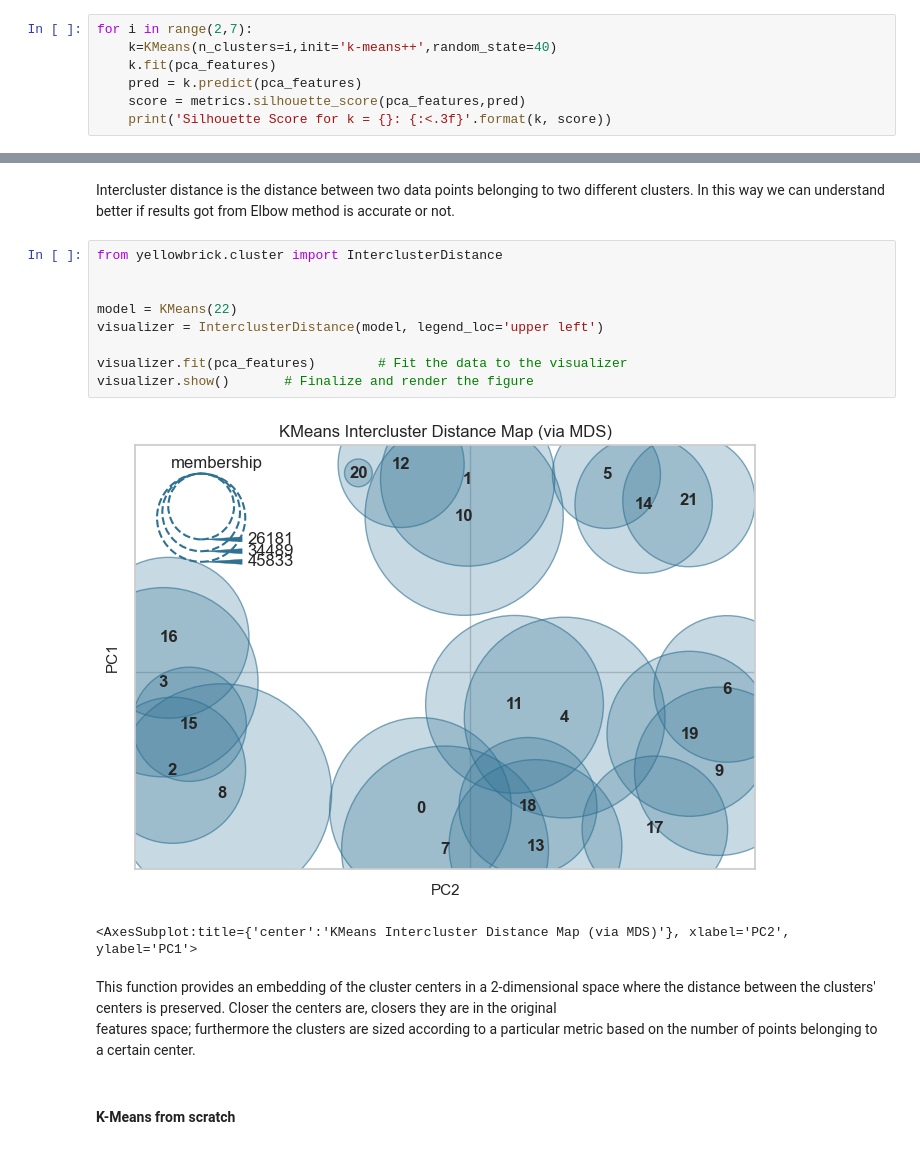
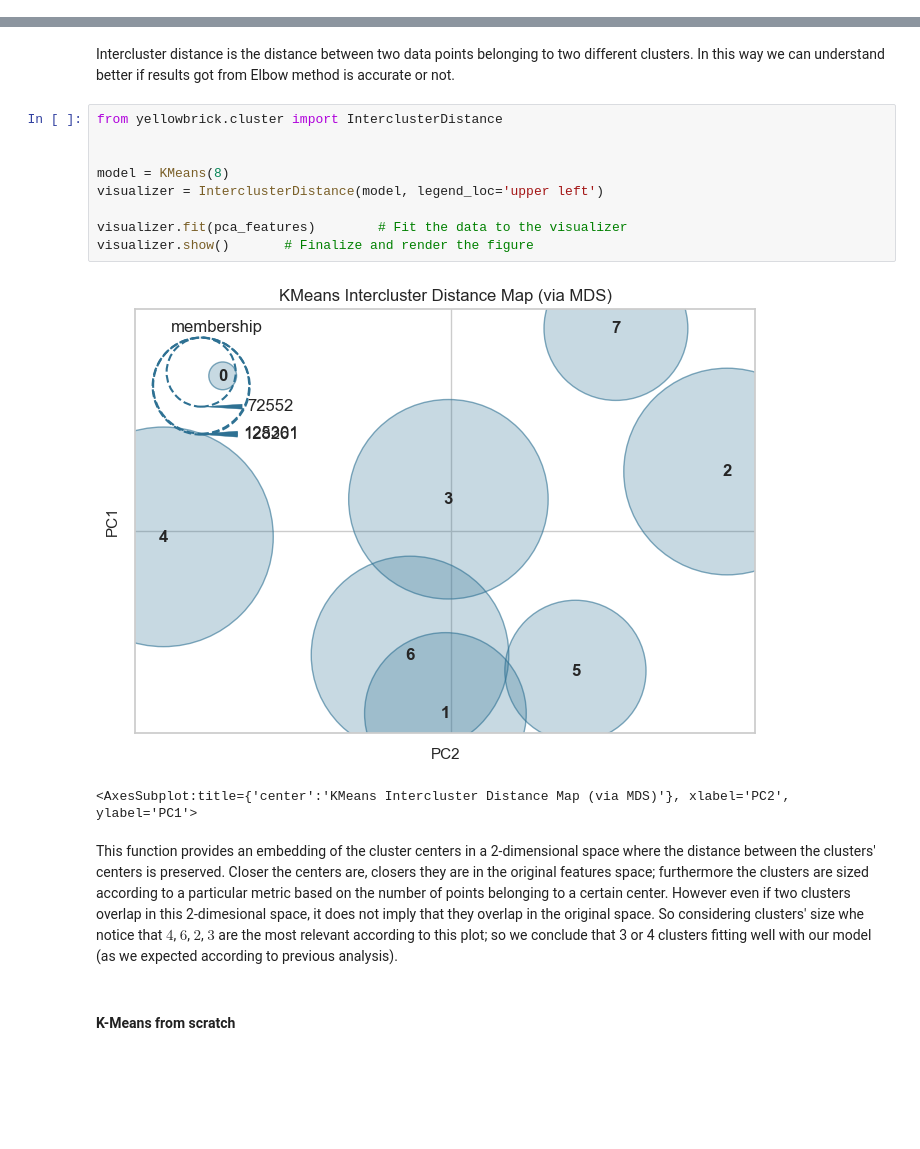
Before and after one commit to MattiaCastaldo/ADM-Homework-4, a Jupyter notebook: main.ipynb, the cells around one changed output, grey strips where cells are left out. Cells and saved outputs as stored; diff of their text form; blank space fills up the shorter version.

```diff
--- a/main.ipynb
+++ b/main.ipynb
@@ -1048,10 +1061,3 @@ for i in range(2,5):
 Silhouette Score for k = KMeans(n_clusters=2, random_state=40): 0.290
 Silhouette Score for k = KMeans(n_clusters=3, random_state=40): 0.429
 Silhouette Score for k = KMeans(n_clusters=4, random_state=40): 0.428
-# %%
-for i in range(2,7):
-    k=KMeans(n_clusters=i,init='k-means++',random_state=40)
-    k.fit(pca_features)
-    pred = k.predict(pca_features)
-    score = metrics.silhouette_score(pca_features,pred)
-    print('Silhouette Score for k = {}: {:<.3f}'.format(k, score))
@@ -1068,18 +1070,20 @@ Intercluster distance is the distance between two data points belonging to two d
 # %%
 from yellowbrick.cluster import InterclusterDistance
 
 
-model = KMeans(22)
+model = KMeans(8)
 visualizer = InterclusterDistance(model, legend_loc='upper left')
 
 visualizer.fit(pca_features)        # Fit the data to the visualizer
 visualizer.show()       # Finalize and render the figure
 # %% [output]
-[figure, old version]
+[figure, new version]
 <AxesSubplot:title={'center':'KMeans Intercluster Distance Map (via MDS)'}, xlabel='PC2', ylabel='PC1'>
 # %% [markdown]
-This function provides an embedding of the cluster centers in a 2-dimensional space where the distance between the clusters' centers is preserved. Closer the centers are, closers they are in the original <br>
-features space; furthermore the clusters are sized according to a particular metric based on the number of points belonging to a certain center. <br>
+This function provides an embedding of the cluster centers in a 2-dimensional space where the distance between the clusters' centers is preserved. Closer the centers are, closers they are in the original
+features space; furthermore the clusters are sized according to a particular metric based on the number of points belonging to a certain center. However even if two clusters overlap in this 2-dimesional space,
+it does not imply that they overlap in the original space.
+So considering clusters' size whe notice that $4$, $6$, $2$, $3$ are the most relevant according to this plot; so we conclude that 3 or 4 clusters fitting well with our model (as we expected according to previous analysis).
 # %% [markdown]
 #### **K-Means from scratch**
 # %% [markdown]
```
Also changed, not shown: parts of 29 cells of this notebook, 2 other files.
